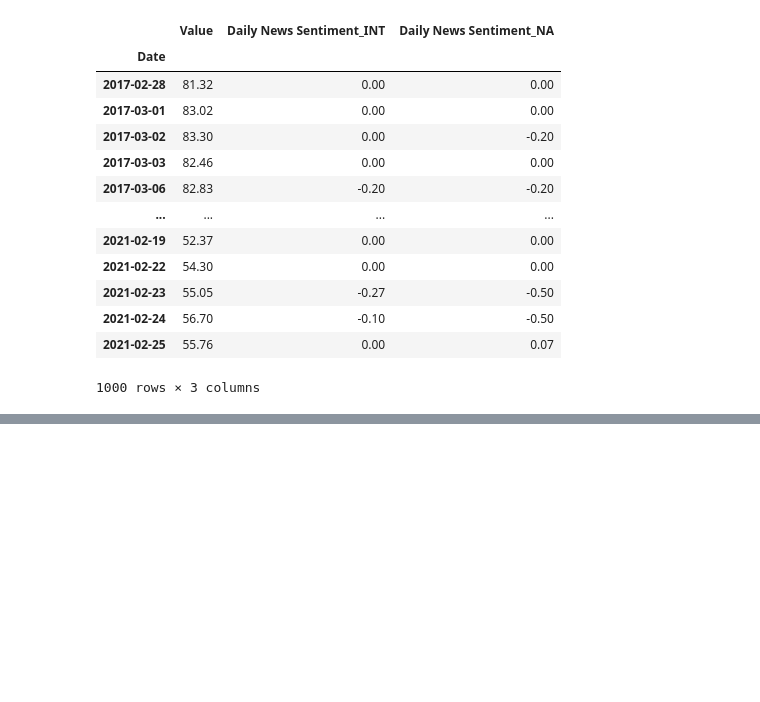
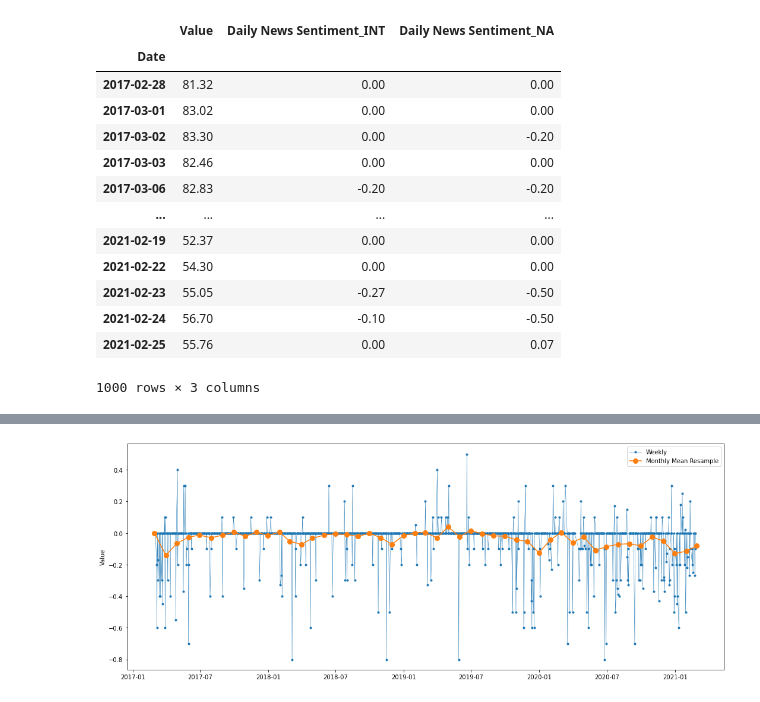
Before and after one commit to griffinwt/Hackathon_March2021, a Jupyter notebook: First_model.ipynb, the cells around one changed output, grey strips where cells are left out. Drawn from its saved outputs; the diff is of its cells as text; code cells hidden in the pictures; blank space fills up the shorter version.

```diff
--- a/First_model.ipynb
+++ b/First_model.ipynb
@@ -361,0 +490,9 @@ df.to_csv('exxon_sentiment_clean.csv')
+# %%
+y = df['Daily News Sentiment_INT']
+fig, ax = plt.subplots(figsize=(18, 7))
+ax.plot(y,marker='.', linestyle='-', linewidth=0.5, label='Weekly')
+ax.plot(y.resample('M').mean(),marker='o', markersize=8, linestyle='-', label='Monthly Mean Resample')
+ax.set_ylabel('Value')
+ax.legend();
+# %% [output]
+[figure, added]
```
Also changed, not shown: parts of 18 cells of this notebook, 1 other file.
